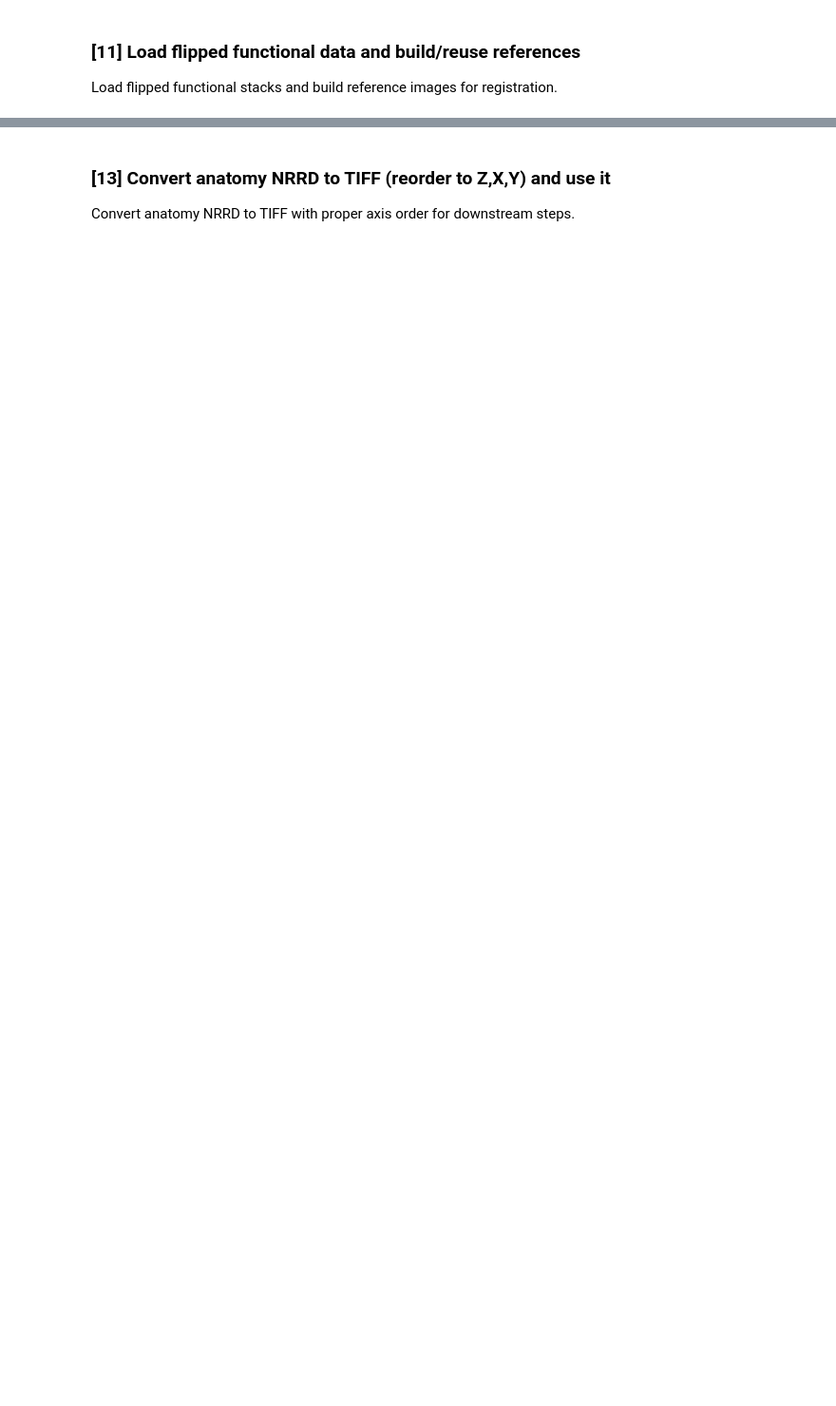
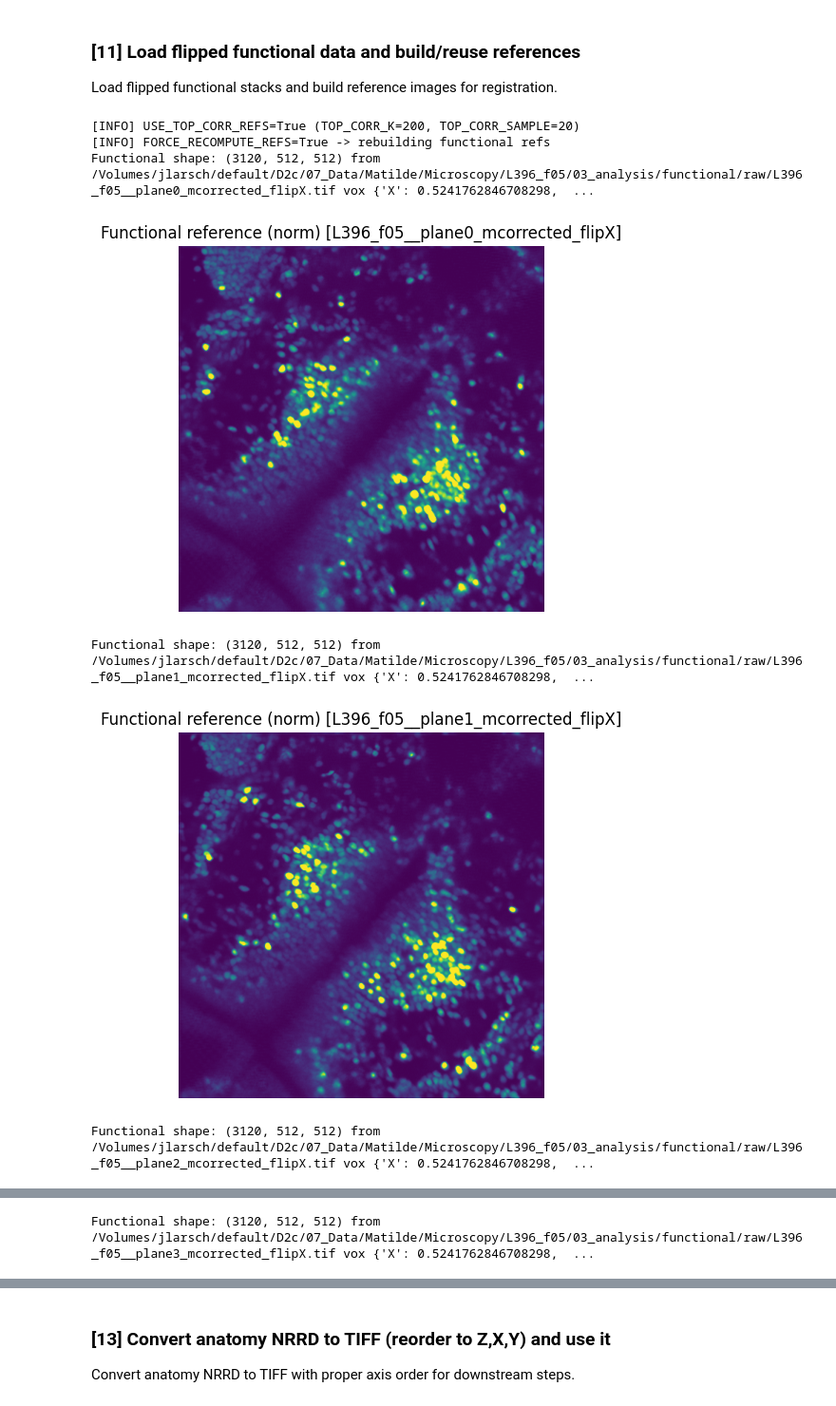
Before and after one commit to LarschLab/ddharmap-ANTs, a Jupyter notebook: notebooks/2PF_to_HCR.ipynb, the cells around one changed output, grey strips where cells are left out. Shown at 95% size. Saved outputs shown, nothing was run; the diff lists cells and outputs as text; code cells hidden in the pictures; blank space fills up the shorter version.

```diff
--- a/notebooks/2PF_to_HCR.ipynb
+++ b/notebooks/2PF_to_HCR.ipynb
@@ -1166,6 +1300,18 @@ Load flipped functional stacks and build reference images for registration.
 # %%
 # [12]
 # Load flipped functional data and build/reuse references
+USE_TOP_CORR_REFS = True
+TOP_CORR_K = 200
+TOP_CORR_SAMPLE = 20
+if USE_TOP_CORR_REFS:
+    print(f"[INFO] USE_TOP_CORR_REFS=True (TOP_CORR_K={TOP_CORR_K}, TOP_CORR_SAMPLE={TOP_CORR_SAMPLE})")
+
+FORCE_RECOMPUTE_REFS = True
+if FORCE_RECOMPUTE_REFS:
+    REUSE_SAVED_REFS = False
+    print("[INFO] FORCE_RECOMPUTE_REFS=True -> rebuilding functional refs")
+
+
 plane_refs = []
 if not FLIPPED_LIST:
     raise FileNotFoundError("No flipped functional stacks available")
@@ -1211,30 +1357,58 @@ for fp in FLIPPED_LIST:
         plane_refs.append({"label": stem, "ref2d_raw": ref2d_raw, "ref2d": ref2d, "vox_func": vox_f})
         print(f"[INFO] Using existing refs for {fp} (legacy)")
         quickshow(ref2d, f"Functional reference (norm) [{stem}]")
         continue
     func = imread(fp)
+    if USE_TOP_CORR_REFS and func.ndim == 4:
+        T, Z, H, W = func.shape
+        for zi in range(Z):
+            plane_t = func[:, zi, :, :]
+            k = min(TOP_CORR_K, plane_t.shape[0])
+            ref2d_raw_i, idx, corrs = top_correlated_mean(plane_t, take_k=k, pre_smooth_sigma=0.5)
+            if TOP_CORR_SAMPLE and TOP_CORR_SAMPLE > 0 and k > TOP_CORR_SAMPLE:
+                try:
+                    sel = np.random.choice(idx, size=TOP_CORR_SAMPLE, replace=False)
+                    ref2d_raw_i = plane_t[sel].mean(axis=0).astype(np.float32)
+                except Exception:
+                    pass
+            rawp = OUT_RAW / (stem + f"_plane{zi}_raw.tif")
+            normp = rawp.parent / (stem + f"_plane{zi}_norm.tif")
+            imwrite(rawp, ref2d_raw_i.astype(np.float32))
+            ref2d_i = norm01(ref2d_raw_i)
+            imwrite(normp, (ref2d_i*65535).astype(np.uint16))
+            plane_refs.append({"label": f"{stem}_plane{zi}", "ref2d_raw": ref2d_raw_i, "ref2d": ref2d_i, "index": zi, "vox_func": vox_f})
+            quickshow(ref2d_i, f"Functional reference (norm) [{stem} plane {zi}] (top-corr)")
+        continue
     print("Functional shape:", func.shape, "from", fp, "vox", vox_f)
     if func.ndim == 3:
         ref2d_raw = func.mean(axis=0).astype(np.float32)
         imwrite(raw_path, ref2d_raw.astype(np.float32))
         ref2d = norm01(ref2d_raw)
         imwrite(norm_path, (ref2d*65535).astype(np.uint16))
         plane_refs.append({"label": stem, "ref2d_raw": ref2d_raw, "ref2d": ref2d, "vox_func": vox_f})
         quickshow(ref2d, f"Functional reference (norm) [{stem}]")
     else:
         T, Z, H, W = func.shape
         for zi in range(Z):
             plane_t = func[:, zi, :, :]
             ref2d_raw_i = plane_t.mean(axis=0).astype(np.float32)
             rawp = OUT_RAW / (stem + f"_plane{zi}_raw.tif")
             normp = rawp.parent / (stem + f"_plane{zi}_norm.tif")
             imwrite(rawp, ref2d_raw_i.astype(np.float32))
             ref2d_i = norm01(ref2d_raw_i)
             imwrite(normp, (ref2d_i*65535).astype(np.uint16))
             plane_refs.append({"label": f"{stem}_plane{zi}", "ref2d_raw": ref2d_raw_i, "ref2d": ref2d_i, "index": zi, "vox_func": vox_f})
             quickshow(ref2d_i, f"Functional reference (norm) [{stem} plane {zi}]")
 
 if not plane_refs:
     raise RuntimeError("No functional planes available")
 ref2d_raw = plane_refs[0]["ref2d_raw"]
 ref2d = plane_refs[0]["ref2d"]
+# %% [output]
+[INFO] USE_TOP_CORR_REFS=True (TOP_CORR_K=200, TOP_CORR_SAMPLE=20)
+[INFO] FORCE_RECOMPUTE_REFS=True -> rebuilding functional refs
+Functional shape: (3120, 512, 512) from /Volumes/jlarsch/default/D2c/07_Data/Matilde/Microscopy/L396_f05/03_analysis/functional/raw/L396_f05__plane0_mcorrected_flipX.tif vox {'X': 0.5241762846708298,  ...
+[figure, added]
+Functional shape: (3120, 512, 512) from /Volumes/jlarsch/default/D2c/07_Data/Matilde/Microscopy/L396_f05/03_analysis/functional/raw/L396_f05__plane1_mcorrected_flipX.tif vox {'X': 0.5241762846708298,  ...
+[figure, added]
+Functional shape: (3120, 512, 512) from /Volumes/jlarsch/default/D2c/07_Data/Matilde/Microscopy/L396_f05/03_analysis/functional/raw/L396_f05__plane2_mcorrected_flipX.tif vox {'X': 0.5241762846708298,  ...
@@ -1240,0 +1416 @@ ref2d = plane_refs[0]["ref2d"]
+Functional shape: (3120, 512, 512) from /Volumes/jlarsch/default/D2c/07_Data/Matilde/Microscopy/L396_f05/03_analysis/functional/raw/L396_f05__plane3_mcorrected_flipX.tif vox {'X': 0.5241762846708298,  ...
```
Also changed, not shown: parts of 22 cells of this notebook, 1 other file.
